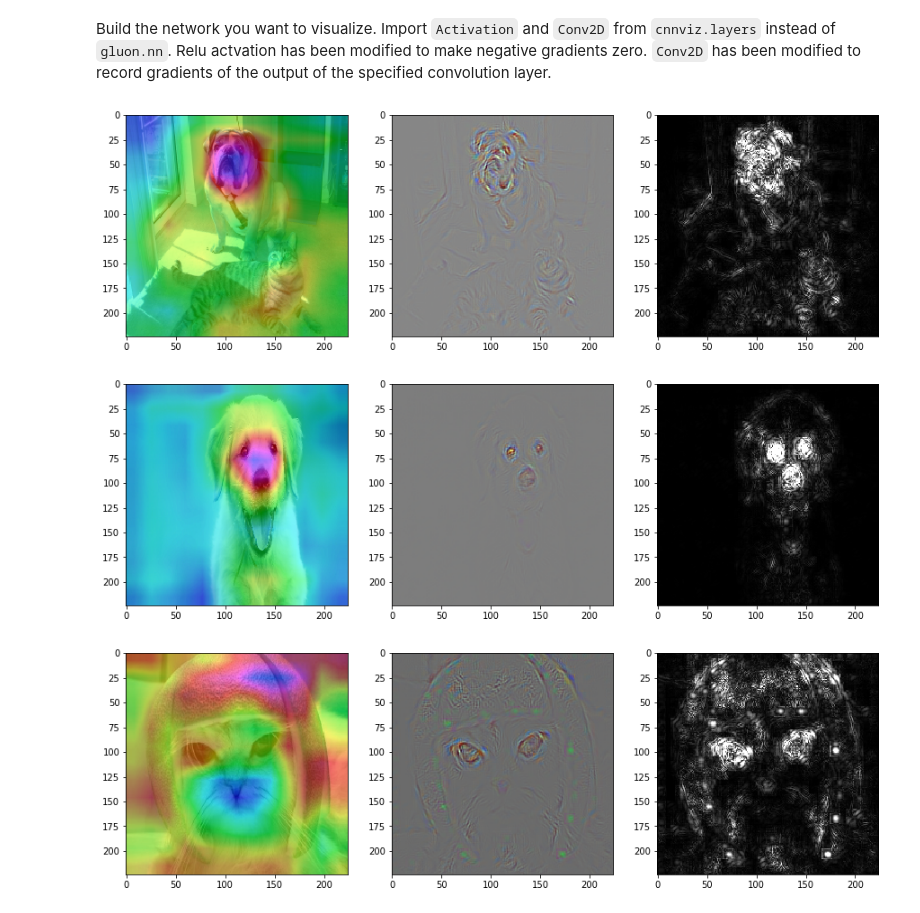
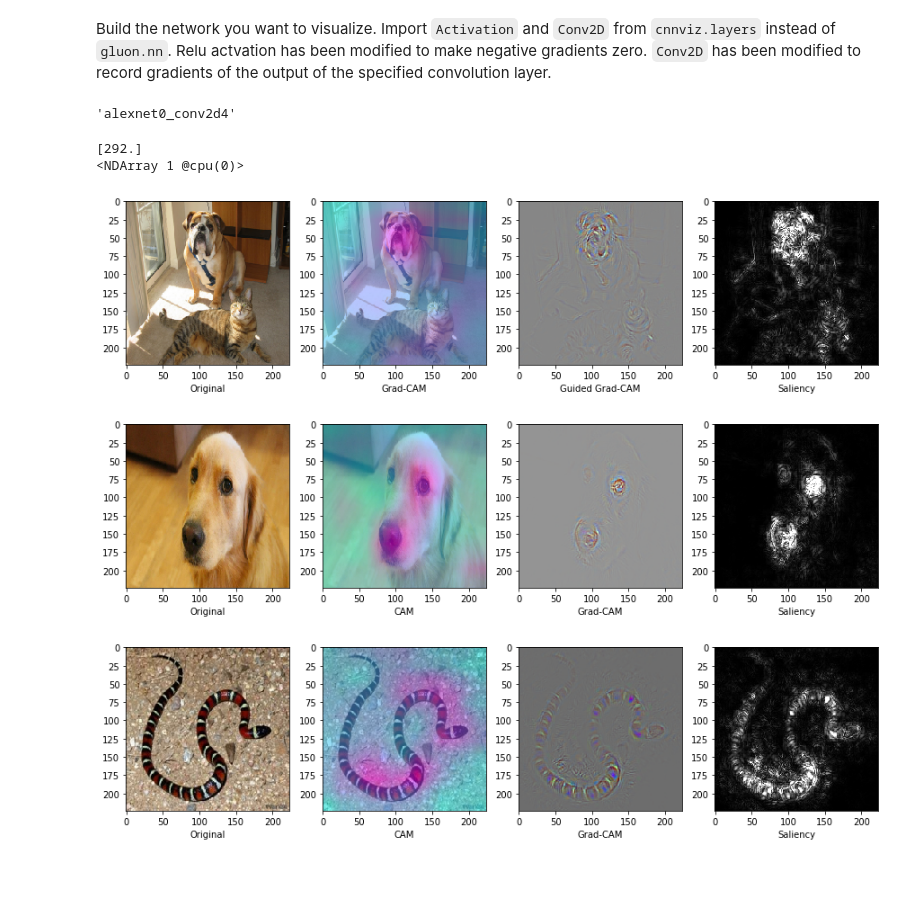
Before and after one commit to Ishitori/mxnet_tutorials, a Jupyter notebook: visualize_cnn/VisualizeClassActivation.ipynb, the cells around one changed output. Saved outputs shown, nothing was run; the diff lists cells and outputs as text; code cells hidden in the pictures; blank space fills up the shorter version.

```diff
--- a/visualize_cnn/VisualizeClassActivation.ipynb
+++ b/visualize_cnn/VisualizeClassActivation.ipynb
@@ -79,36 +79,59 @@ def preprocess(data):
 
 alexnet = build_alexnet(pretrained=True)
 last_conv_layer_name = 'alexnet0_conv2d4'
+# %%
+def read_image_mxnet(path):
+    with open(path, 'rb') as fp:
+        img_bytes = fp.read()
+    return mx.img.imdecode(img_bytes)
+
+def read_image_cv(path):
+    return cv2.resize(cv2.cvtColor(cv2.imread(path), cv2.COLOR_BGR2RGB), image_sz)
 # %%
 def visualize(net, img_path, conv_layer_name):
-    with open(img_path, 'rb') as fp:
-        str_image = fp.read()
-
-    image = mx.img.imdecode(str_image)
+    image = read_image_mxnet(img_path)
     image = preprocess(image)
     image = image.expand_dims(axis=0)
-
-    orig_img = cv2.imread(img_path)
-    orig_img = cv2.resize(orig_img, image_sz)
-
-    return cnnviz.visualize_class_activation(net, image, orig_img, conv_layer_name)
+    orig_img = read_image_cv(img_path)
+    vizs = cnnviz.visualize_class_activation(net, image, orig_img, conv_layer_name)
+    return (orig_img, *vizs)
 # %%
 def show_images(images):
+    titles = ['Original', 'Grad-CAM', 'Guided Grad-CAM', 'Saliency']
+    num_images = len(images)
     fig=plt.figure(figsize=(15,15))
-    rows, cols = 1, 3
-    for i in range(3):
+    rows, cols = 1, num_images
+    for i in range(num_images):
         fig.add_subplot(rows, cols, i+1)
-        plt.imshow(images[i], cmap='gray' if i==2 else None)
+        plt.xlabel(titles[i])
+        plt.imshow(images[i], cmap='gray' if i==3 else None)
     plt.show()
+# %%
+alexnet.features[10]._name
+# %% [output]
+'alexnet0_conv2d4'
+# %%
+with open("img/tiger.jpg", 'rb') as fp:
+    str_image = fp.read()
+
+image = mx.img.imdecode(str_image)
+image = preprocess(image)
+image = image.expand_dims(axis=0)
+
+out = alexnet(image)
+out.argmax(axis=1)
+# %% [output]
+[292.]
+<NDArray 1 @cpu(0)>
 # %%
 show_images(visualize(alexnet, "img/cat_dog.png", last_conv_layer_name))
 # %% [output]
-[figure, old version]
+[figure, new version]
 # %%
 show_images(visualize(alexnet, "img/dog2.jpg", last_conv_layer_name))
 # %% [output]
-[figure, old version]
+[figure, new version]
 # %%
-show_images(visualize(alexnet, "img/lime-cat.jpg", last_conv_layer_name))
+show_images(visualize(alexnet, "img/snake.jpg", last_conv_layer_name))
 # %% [output]
-[figure, old version]
+[figure, new version]
```
Also changed, not shown: 1 other file.
